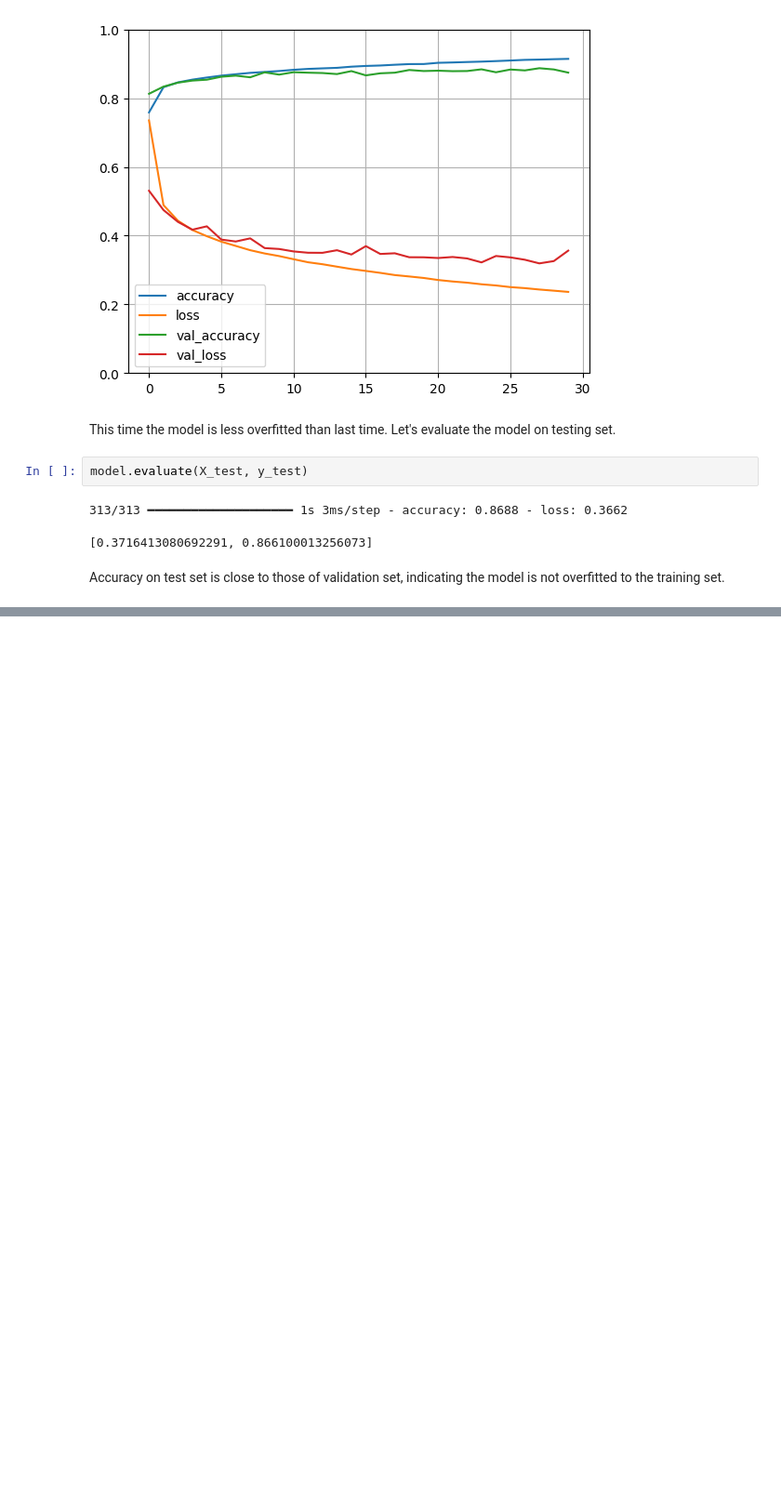
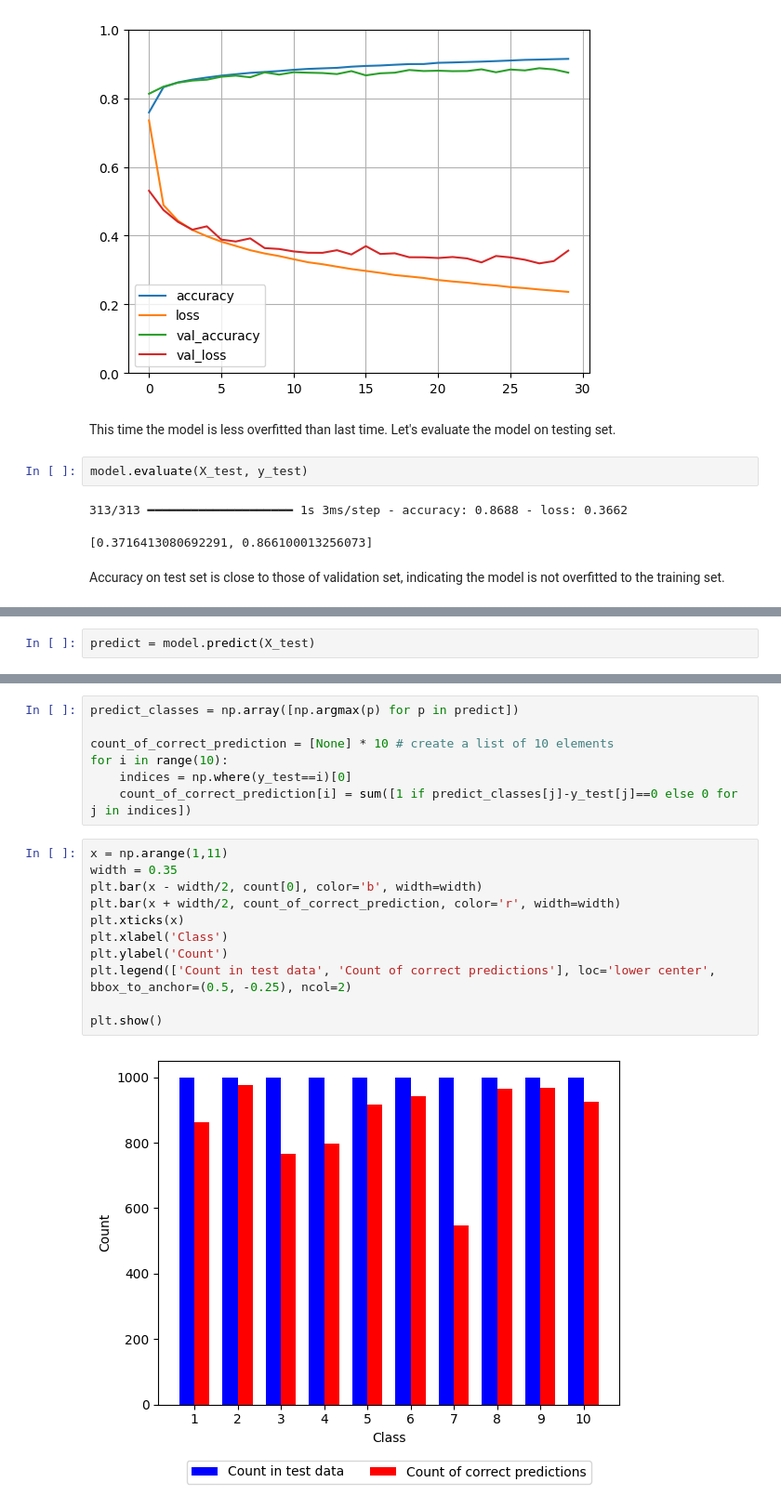
Before and after one commit to smadadgar/Advanced-Machine-Learning, a Jupyter notebook: ANN for Classification/ANN.ipynb, the cells around one changed output, grey strips where cells are left out. Shown at 93% size. Saved outputs shown, nothing was run; the diff lists cells and outputs as text; blank space fills up the shorter version.

```diff
--- a/ANN for Classification/ANN.ipynb
+++ b/ANN for Classification/ANN.ipynb
@@ -206,0 +212,2 @@ Accuracy on test set is close to those of validation set, indicating the model i
+# %%
+predict = model.predict(X_test)
@@ -206,0 +216,20 @@ Accuracy on test set is close to those of validation set, indicating the model i
+# %%
+predict_classes = np.array([np.argmax(p) for p in predict])
+
+count_of_correct_prediction = [None] * 10 # create a list of 10 elements
+for i in range(10):
+    indices = np.where(y_test==i)[0]
+    count_of_correct_prediction[i] = sum([1 if predict_classes[j]-y_test[j]==0 else 0 for j in indices])
+# %%
+x = np.arange(1,11)
+width = 0.35
+plt.bar(x - width/2, count[0], color='b', width=width)
+plt.bar(x + width/2, count_of_correct_prediction, color='r', width=width)
+plt.xticks(x)
+plt.xlabel('Class')
+plt.ylabel('Count')
+plt.legend(['Count in test data', 'Count of correct predictions'], loc='lower center', bbox_to_anchor=(0.5, -0.25), ncol=2)
+
+plt.show()
+# %% [output]
+[figure, added]
```
Also changed, not shown: parts of 7 cells of this notebook.
